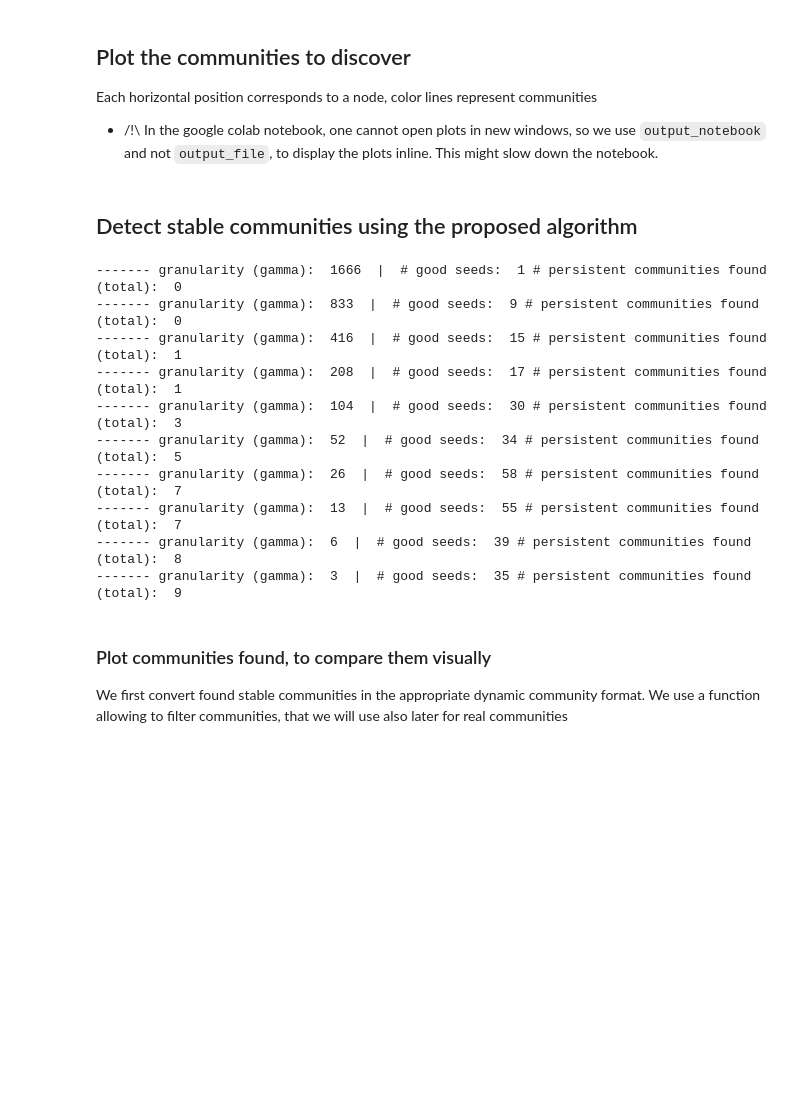
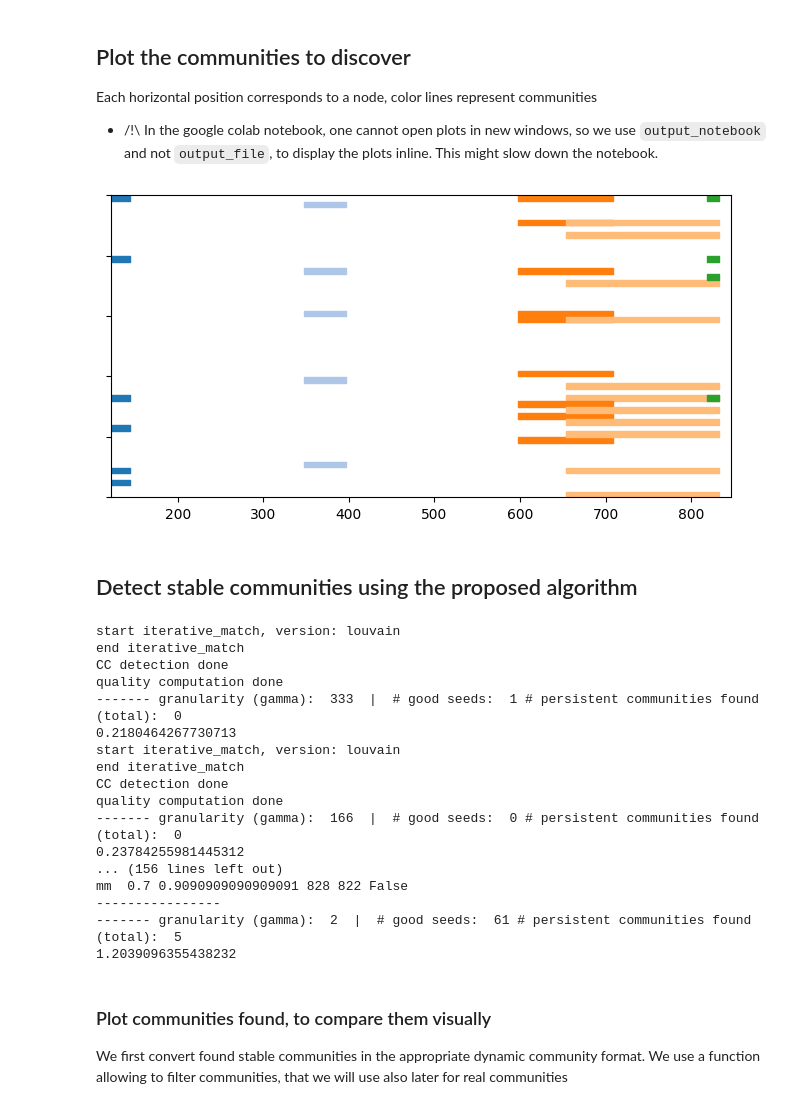
Before and after one commit to Yquetzal/ECML_PKDD_2019, a Jupyter notebook: simple_demo.ipynb, the cells around one changed output. Cells and saved outputs as stored; diff of their text form; code cells hidden in the pictures; blank space fills up the shorter version.

```diff
--- a/simple_demo.ipynb
+++ b/simple_demo.ipynb
@@ -62,15 +62,14 @@ Each horizontal position corresponds to a node, color lines represent communitie
 
 * /!\ In the google colab notebook, one cannot open plots in new windows, so we use `output_notebook` and not `output_file`, to display the plots inline. This might slow down the notebook.
 # %%
-#output_file("ground_truth.html") #<--- do not work in google.colab. Use instead of next line in offline notebook.
-output_notebook()
 
 #define the order in which to display nodes
 node_order=[str(x) for x in range(N)]
 #convert the communities from a format as sequence of snapshots to a format as interval graphs. Each snapshot has a duration of 1.
 communities_GT = original_coms.to_DynCommunitiesIG(sn_duration=1)
-p = tn.plot_longitudinal(tn.DynGraphIG(),communities_GT,nodes=node_order,height=400)
-show(p)
+tn.plot_longitudinal(tn.DynGraphIG(),communities_GT,nodes=node_order,height=400)
+# %% [output]
+[figure, added]
 # %% [markdown]
 ## Detect stable communities using the proposed algorithm
 # %%
@@ -81,18 +80,25 @@ theta_s = 0.3 #maximum similarity to be considered different
 theta_p = 3 #nb consecutive steps to be considered persistant
 
 #persistant_coms is a list of quadruplets (nodes,period,granularity,total_quality_score)
-persistant_coms = track_communities(generated_graph,t_persistance=theta_p,t_quality=theta_q,t_similarity=theta_s)
+persistant_coms = MSSCD(generated_graph,t_persistance=theta_p,t_quality=theta_q,t_similarity=theta_s)
 # %% [output]
-------- granularity (gamma):  1666  |  # good seeds:  1 # persistent communities found (total):  0
-------- granularity (gamma):  833  |  # good seeds:  9 # persistent communities found (total):  0
-------- granularity (gamma):  416  |  # good seeds:  15 # persistent communities found (total):  1
-------- granularity (gamma):  208  |  # good seeds:  17 # persistent communities found (total):  1
-------- granularity (gamma):  104  |  # good seeds:  30 # persistent communities found (total):  3
-------- granularity (gamma):  52  |  # good seeds:  34 # persistent communities found (total):  5
-------- granularity (gamma):  26  |  # good seeds:  58 # persistent communities found (total):  7
-------- granularity (gamma):  13  |  # good seeds:  55 # persistent communities found (total):  7
-------- granularity (gamma):  6  |  # good seeds:  39 # persistent communities found (total):  8
-------- granularity (gamma):  3  |  # good seeds:  35 # persistent communities found (total):  9
+start iterative_match, version: louvain
+end iterative_match
+CC detection done
+quality computation done
+------- granularity (gamma):  333  |  # good seeds:  1 # persistent communities found (total):  0
+0.2180464267730713
+start iterative_match, version: louvain
+end iterative_match
+CC detection done
+quality computation done
+------- granularity (gamma):  166  |  # good seeds:  0 # persistent communities found (total):  0
+0.23784255981445312
+... (156 lines left out)
+mm  0.7 0.9090909090909091 828 822 False
+----------------
+------- granularity (gamma):  2  |  # good seeds:  61 # persistent communities found (total):  5
+1.2039096355438232
 # %% [markdown]
 ### Plot communities found, to compare them visually
 We first convert found stable communities in the appropriate dynamic community format. We use a function allowing to filter communities, that we will use also later for real communities
```
Also changed, not shown: parts of 7 cells of this notebook.
